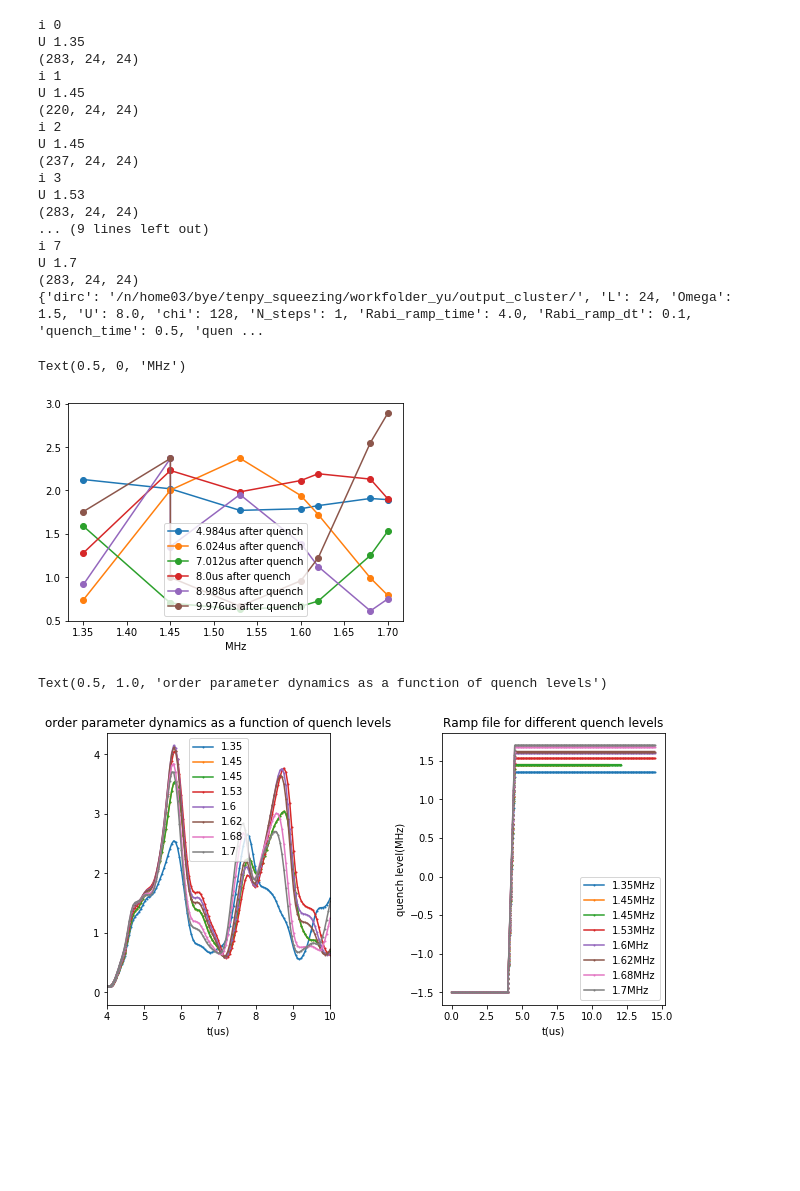
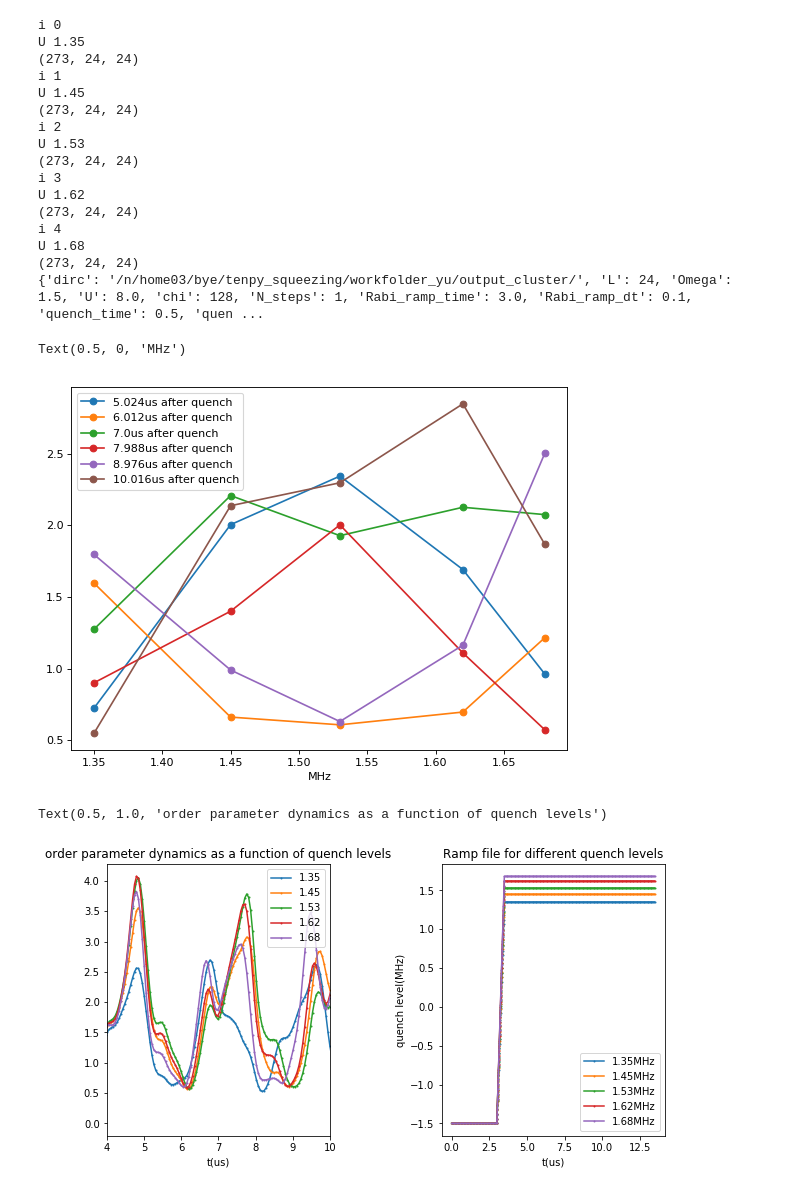
Before and after one commit to nacs-lab/yw-data, a Jupyter notebook: tenpy_results/quench_parameters_24sites.ipynb, the cells around one changed output. Cells and saved outputs as stored; diff of their text form; code cells hidden in the pictures; blank space fills up the shorter version.

Commit message:
quench analysis

```diff
--- a/tenpy_results/quench_parameters_24sites.ipynb
+++ b/tenpy_results/quench_parameters_24sites.ipynb
@@ -19,7 +19,7 @@ for path in data_path:
 # %%
 selected_data = []
 for i in range(len(data)):
-    if  len(np.array(data[i]['nT'])[:,1])>200 and data[i]['params']['Rabi_ramp_time']==4 and data[i]['params']['quench_time']==0.5 and data[i]['params']['Delta_ini']==-1.5:
+    if  len(np.array(data[i]['nT'])[:,1])>200 and data[i]['params']['Rabi_ramp_time']==3 and data[i]['params']['quench_time']==0.5 and data[i]['params']['Delta_ini']==-1.5:
       #  len(np.array(data[i]['nT'])[:,1])==223 and
         selected_data.append(data[i])
 selected_data = sorted(selected_data, key=lambda selected_data: selected_data['params']['Delta_fin'])   # sort by age
@@ -54,21 +54,20 @@ print(selected_data[i]['params'])
 # %% [output]
 i 0
 U 1.35
-(283, 24, 24)
+(273, 24, 24)
 i 1
 U 1.45
-(220, 24, 24)
+(273, 24, 24)
 i 2
-U 1.45
-(237, 24, 24)
+U 1.53
+(273, 24, 24)
 i 3
-U 1.53
-(283, 24, 24)
-... (9 lines left out)
-i 7
-U 1.7
-(283, 24, 24)
-{'dirc': '/n/home03/bye/tenpy_squeezing/workfolder_yu/output_cluster/', 'L': 24, 'Omega': 1.5, 'U': 8.0, 'chi': 128, 'N_steps': 1, 'Rabi_ramp_time': 4.0, 'Rabi_ramp_dt': 0.1, 'quench_time': 0.5, 'quen ...
+U 1.62
+(273, 24, 24)
+i 4
+U 1.68
+(273, 24, 24)
+{'dirc': '/n/home03/bye/tenpy_squeezing/workfolder_yu/output_cluster/', 'L': 24, 'Omega': 1.5, 'U': 8.0, 'chi': 128, 'N_steps': 1, 'Rabi_ramp_time': 3.0, 'Rabi_ramp_dt': 0.1, 'quench_time': 0.5, 'quen ...
 # %%
 sigma_1_list = []
 sigma_2_list = []
@@ -97,21 +96,22 @@ for i in range(len(N)):
     sigma_2_list.append(sigma2)
 # %%
 t_list = [8,9,10,11,12,13]
+plt.figure(figsize=(8, 6), dpi=80)
+
 for i_t in range(len(t_list)):
     Delta_fin_list = []
     order_parameter = []
     for i_n,i in enumerate(range(len(N))):
         Delta_fin_list.append(selected_data[i]['params']['Delta_fin'])
         t_id = np.argmin(abs(t[i]-t_list[i_t]))
         temp = sigma_2_list[i]
         order_parameter.append(np.sum(temp,axis=1)[t_id])
     plt.plot(Delta_fin_list,order_parameter,marker = 'o',label = str(round(t[i][t_id]-3,3))+'us after quench')
-
 plt.legend()
 plt.xlabel('MHz')
 # %% [output]
 Text(0.5, 0, 'MHz')
-[figure, old version]
+[figure, new version]
 # %%
 fig, ax = plt.subplots(1,2, figsize=(10,5))
 plt.subplots_adjust(wspace=0.5,hspace=0.5)
@@ -136,4 +136,4 @@ ax[1].set_title('Ramp file for different quench levels')
 ax[0].set_title('order parameter dynamics as a function of quench levels')
 # %% [output]
 Text(0.5, 1.0, 'order parameter dynamics as a function of quench levels')
-[figure, old version]
+[figure, new version]
```
Also changed, not shown: parts of 5 cells of this notebook, 3 other files.
